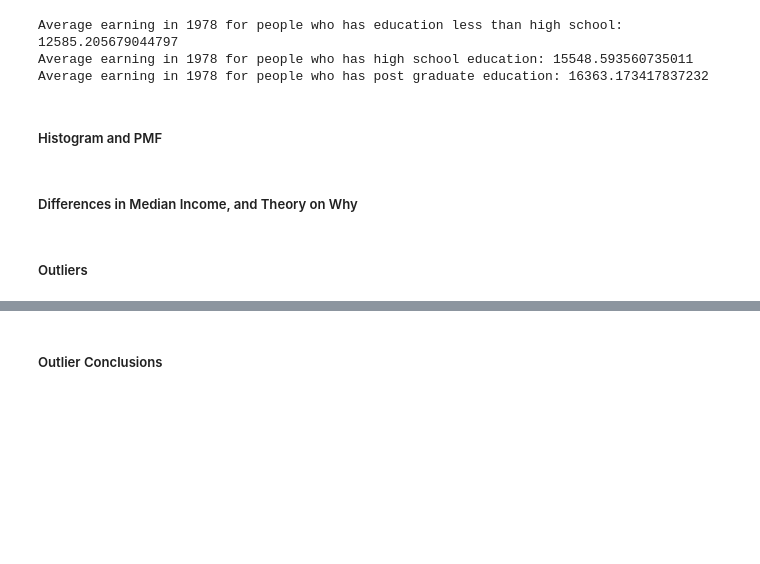
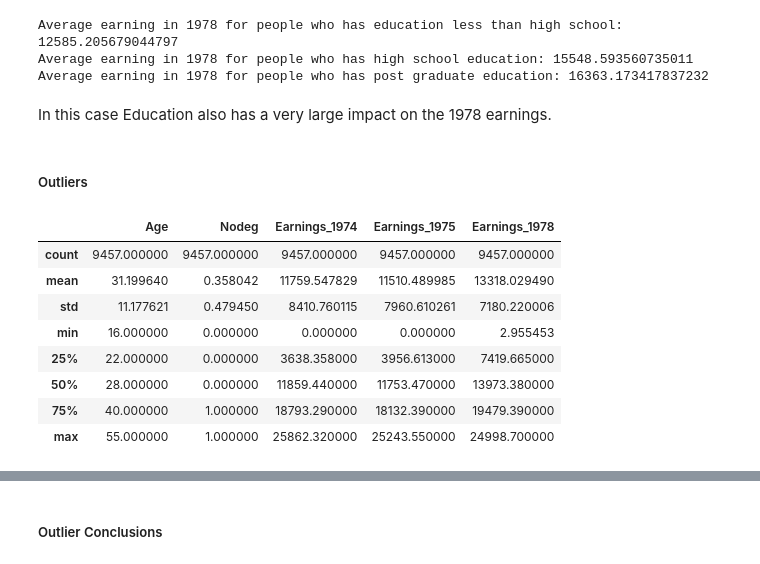
Before and after one commit to ywyan234956296/BSIP_Assignment_1_Students, a Jupyter notebook: stats_asn_1_stud_temp.ipynb, the cells around one changed output, grey strips where cells are left out. Drawn from its saved outputs; the diff is of its cells as text; code cells hidden in the pictures; blank space fills up the shorter version.

```diff
--- a/stats_asn_1_stud_temp.ipynb
+++ b/stats_asn_1_stud_temp.ipynb
@@ -283,9 +287,23 @@ print('Average earning in 1978 for people who has post graduate education:',pge1
 Average earning in 1978 for people who has education less than high school: 12585.205679044797
 Average earning in 1978 for people who has high school education: 15548.593560735011
 Average earning in 1978 for people who has post graduate education: 16363.173417837232
-# %% [markdown]
-##### Histogram and PMF
-# %% [markdown]
-##### Differences in Median Income, and Theory on Why
+# %% [markdown]
+In this case Education also has a very large impact on the 1978 earnings.
 # %% [markdown]
 ##### Outliers
+# %%
+#Fliter Outliers
+
+df1=df[df['Earnings_1978']>0]
+df2=df1[df1['Earnings_1978']<25000]
+df2.describe()
+# %% [output]
+|  | Age | Nodeg | Earnings_1974 | Earnings_1975 | Earnings_1978 |
+| count | 9457.000000 | 9457.000000 | 9457.000000 | 9457.000000 | 9457.000000 |
+| mean | 31.199640 | 0.358042 | 11759.547829 | 11510.489985 | 13318.029490 |
+| std | 11.177621 | 0.479450 | 8410.760115 | 7960.610261 | 7180.220006 |
+| min | 16.000000 | 0.000000 | 0.000000 | 0.000000 | 2.955453 |
+| 25% | 22.000000 | 0.000000 | 3638.358000 | 3956.613000 | 7419.665000 |
+| 50% | 28.000000 | 0.000000 | 11859.440000 | 11753.470000 | 13973.380000 |
+| 75% | 40.000000 | 1.000000 | 18793.290000 | 18132.390000 | 19479.390000 |
+| max | 55.000000 | 1.000000 | 25862.320000 | 25243.550000 | 24998.700000 |
```
Also changed, not shown: parts of 4 cells of this notebook.
